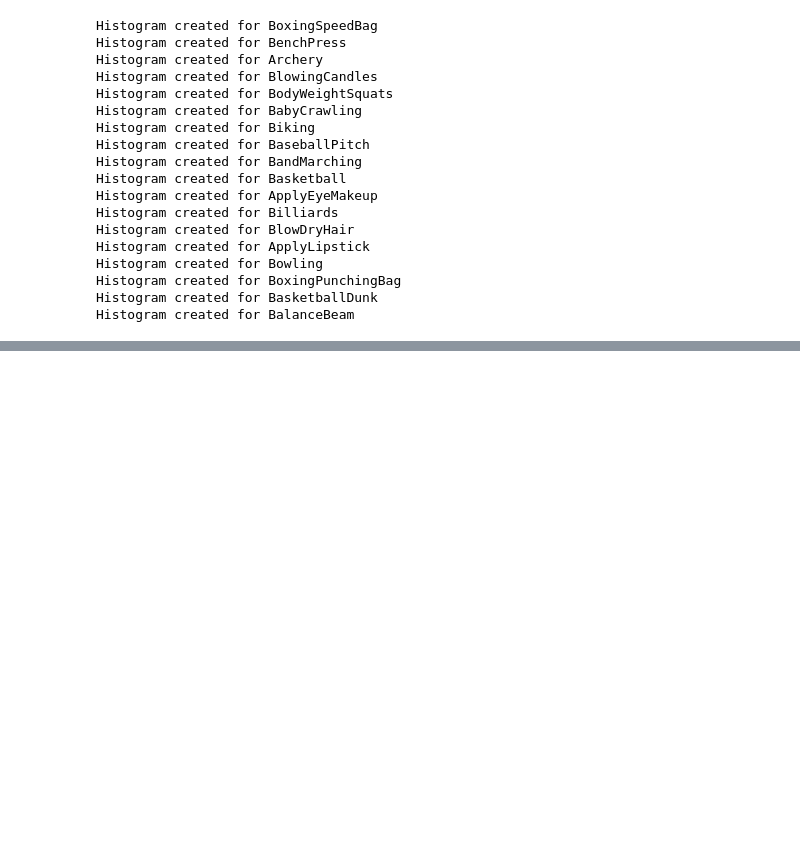
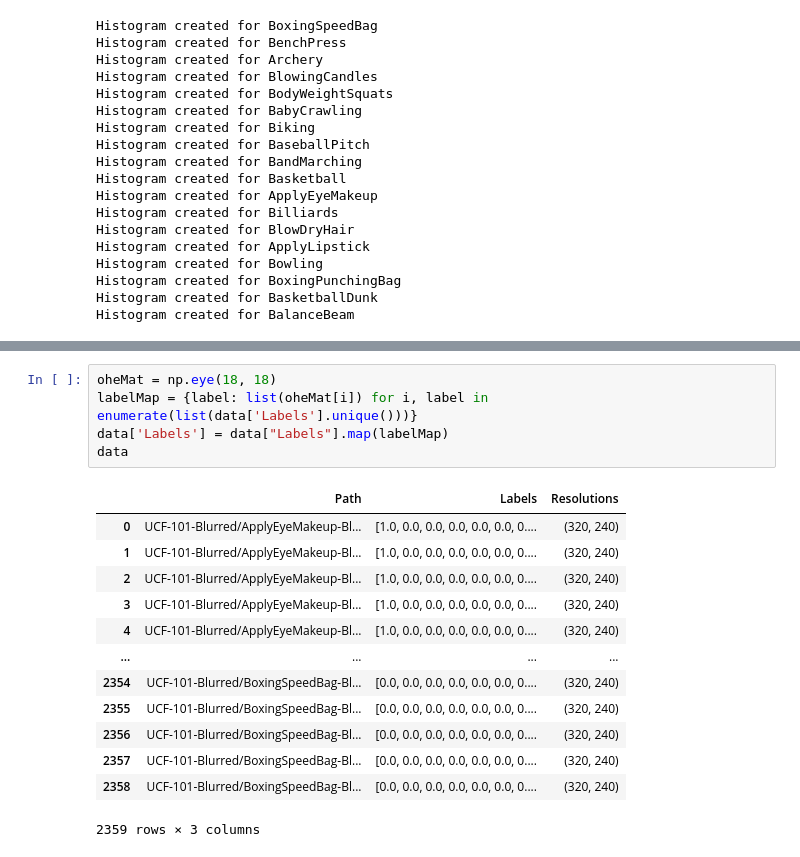
Before and after one commit to techyorzl/obscura-vision, a Jupyter notebook: preProData.ipynb, the cells around one changed output, grey strips where cells are left out. Saved outputs shown, nothing was run; the diff lists cells and outputs as text; blank space fills up the shorter version.

```diff
--- a/preProData.ipynb
+++ b/preProData.ipynb
@@ -127,0 +193,19 @@ Histogram created for BalanceBeam
+# %%
+oheMat = np.eye(18, 18)
+labelMap = {label: list(oheMat[i]) for i, label in enumerate(list(data['Labels'].unique()))}
+data['Labels'] = data["Labels"].map(labelMap)
+data
+# %% [output]
+|  | Path | Labels | Resolutions |
+| 0 | UCF-101-Blurred/ApplyEyeMakeup-Bl... | [1.0, 0.0, 0.0, 0.0, 0.0, 0.0, 0.... | (320, 240) |
+| 1 | UCF-101-Blurred/ApplyEyeMakeup-Bl... | [1.0, 0.0, 0.0, 0.0, 0.0, 0.0, 0.... | (320, 240) |
+| 2 | UCF-101-Blurred/ApplyEyeMakeup-Bl... | [1.0, 0.0, 0.0, 0.0, 0.0, 0.0, 0.... | (320, 240) |
+| 3 | UCF-101-Blurred/ApplyEyeMakeup-Bl... | [1.0, 0.0, 0.0, 0.0, 0.0, 0.0, 0.... | (320, 240) |
+| 4 | UCF-101-Blurred/ApplyEyeMakeup-Bl... | [1.0, 0.0, 0.0, 0.0, 0.0, 0.0, 0.... | (320, 240) |
+| ... | ... | ... | ... |
+| 2354 | UCF-101-Blurred/BoxingSpeedBag-Bl... | [0.0, 0.0, 0.0, 0.0, 0.0, 0.0, 0.... | (320, 240) |
+| 2355 | UCF-101-Blurred/BoxingSpeedBag-Bl... | [0.0, 0.0, 0.0, 0.0, 0.0, 0.0, 0.... | (320, 240) |
+| 2356 | UCF-101-Blurred/BoxingSpeedBag-Bl... | [0.0, 0.0, 0.0, 0.0, 0.0, 0.0, 0.... | (320, 240) |
+| 2357 | UCF-101-Blurred/BoxingSpeedBag-Bl... | [0.0, 0.0, 0.0, 0.0, 0.0, 0.0, 0.... | (320, 240) |
+| 2358 | UCF-101-Blurred/BoxingSpeedBag-Bl... | [0.0, 0.0, 0.0, 0.0, 0.0, 0.0, 0.... | (320, 240) |
+2359 rows × 3 columns
```
Also changed, not shown: parts of 5 cells of this notebook.
